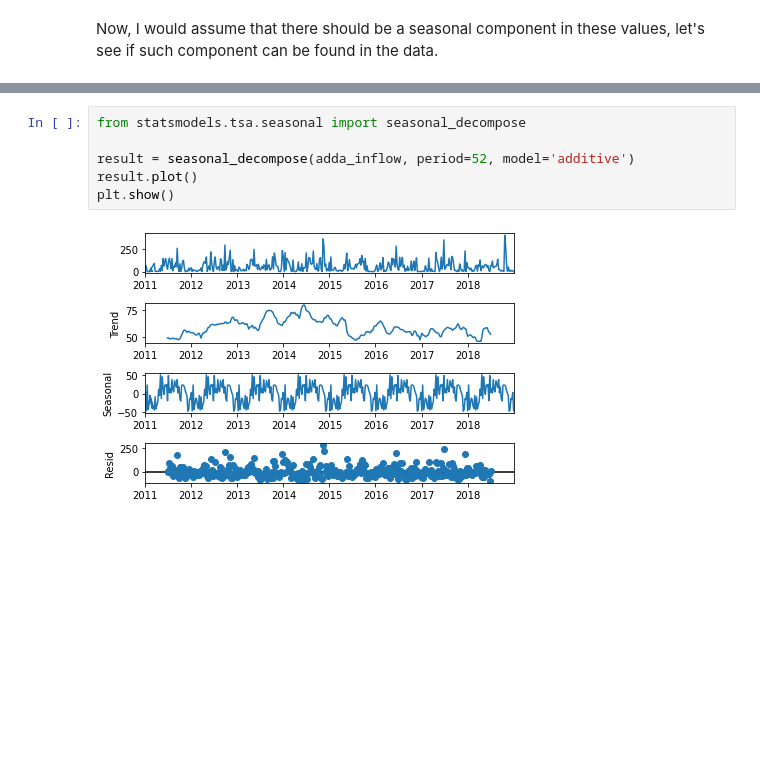
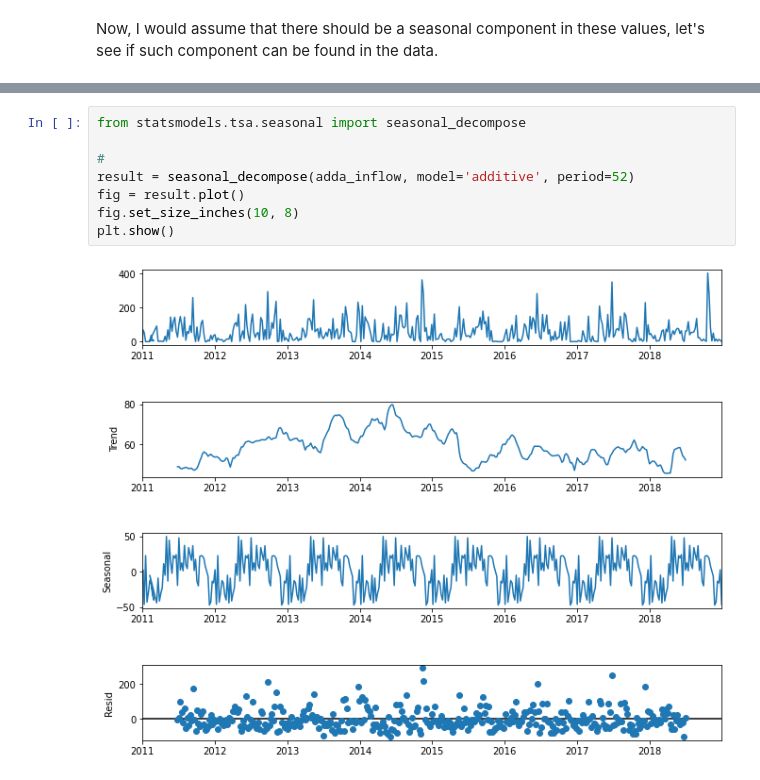
Before and after one commit to francescovidaich964/Como_lake, a Jupyter notebook: Como_Lake_test.ipynb, the cells around one changed output, grey strips where cells are left out. Saved outputs shown, nothing was run; the diff lists cells and outputs as text; blank space fills up the shorter version.

Commit message:
Seasonality model experiments

```diff
--- a/Como_Lake_test.ipynb
+++ b/Como_Lake_test.ipynb
@@ -168,8 +189,10 @@ As expected, is possible to see a seasonal component: there is a clear minimum i
 # %%
 from statsmodels.tsa.seasonal import seasonal_decompose
 
-result = seasonal_decompose(adda_inflow, period=52, model='additive')
-result.plot()
+#
+result = seasonal_decompose(adda_inflow, model='additive', period=52)
+fig = result.plot()
+fig.set_size_inches(10, 8)
 plt.show()
 # %% [output]
-[figure, old version]
+[figure, new version]
```
Also changed, not shown: parts of 5 cells of this notebook.
